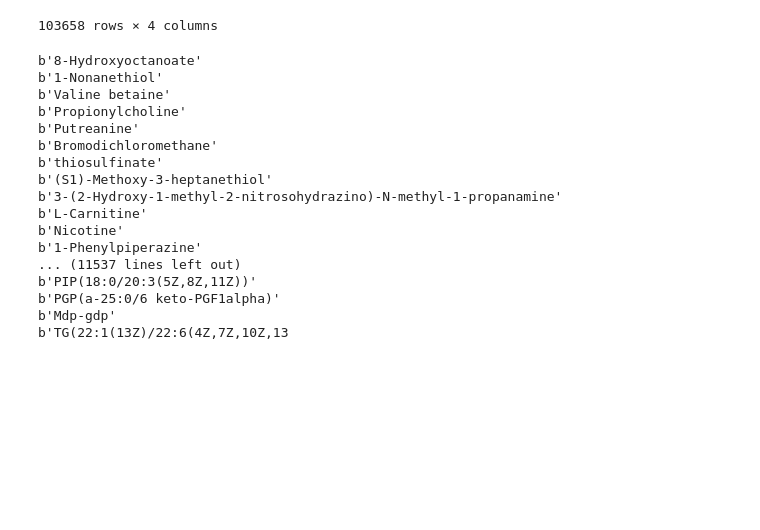
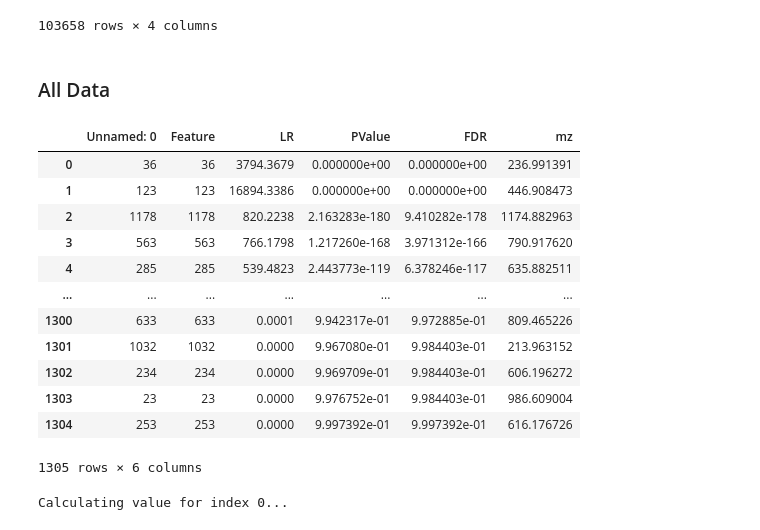
Before and after one commit to agc888/Nguyen_Lab, a Jupyter notebook: Spatial_Metabolomics/HMDB_Metabolites_Paser.ipynb, the cells around one changed output. Drawn from its saved outputs; the diff is of its cells as text; code cells hidden in the pictures; blank space fills up the shorter version.

```diff
--- a/Spatial_Metabolomics/HMDB_Metabolites_Paser.ipynb
+++ b/Spatial_Metabolomics/HMDB_Metabolites_Paser.ipynb
@@ -222,25 +222,38 @@ annotations["mz"] = annotations.index
 annotations.to_csv("/QRISdata/Q1851/Andrew_C/Metabolomics/run1_annotation_file.csv")
 # %%
 annotations = pd.read_csv("/QRISdata/Q1851/Andrew_C/Metabolomics/run1_annotation_file.csv")
-# %%
-
-for met in annotations["Metabolite"].unique():
-    print(met)
-# %% [output]
-b'8-Hydroxyoctanoate'
-b'1-Nonanethiol'
-b'Valine betaine'
-b'Propionylcholine'
-b'Putreanine'
-b'Bromodichloromethane'
-b'thiosulfinate'
-b'(S1)-Methoxy-3-heptanethiol'
-b'3-(2-Hydroxy-1-methyl-2-nitrosohydrazino)-N-methyl-1-propanamine'
-b'L-Carnitine'
-b'Nicotine'
-b'1-Phenylpiperazine'
-... (11537 lines left out)
-b'PIP(18:0/20:3(5Z,8Z,11Z))'
-b'PGP(a-25:0/6 keto-PGF1alpha)'
-b'Mdp-gdp'
-b'TG(22:1(13Z)/22:6(4Z,7Z,10Z,13
+# %% [markdown]
+### All Data
+# %%
+all_mz = pd.read_csv("I:/GML001-Q1851/Andrew_C/Metabolomics/Analysis/All_Samples/tumour_section_mz.csv")
+# %%
+all_mz
+# %% [output]
+|  | Unnamed: 0 | Feature | LR | PValue | FDR | mz |
+| 0 | 36 | 36 | 3794.3679 | 0.000000e+00 | 0.000000e+00 | 236.991391 |
+| 1 | 123 | 123 | 16894.3386 | 0.000000e+00 | 0.000000e+00 | 446.908473 |
+| 2 | 1178 | 1178 | 820.2238 | 2.163283e-180 | 9.410282e-178 | 1174.882963 |
+| 3 | 563 | 563 | 766.1798 | 1.217260e-168 | 3.971312e-166 | 790.917620 |
+| 4 | 285 | 285 | 539.4823 | 2.443773e-119 | 6.378246e-117 | 635.882511 |
+| ... | ... | ... | ... | ... | ... | ... |
+| 1300 | 633 | 633 | 0.0001 | 9.942317e-01 | 9.972885e-01 | 809.465226 |
+| 1301 | 1032 | 1032 | 0.0000 | 9.967080e-01 | 9.984403e-01 | 213.963152 |
+| 1302 | 234 | 234 | 0.0000 | 9.969709e-01 | 9.984403e-01 | 606.196272 |
+| 1303 | 23 | 23 | 0.0000 | 9.976752e-01 | 9.984403e-01 | 986.609004 |
+| 1304 | 253 | 253 | 0.0000 | 9.997392e-01 | 9.997392e-01 | 616.176726 |
+1305 rows × 6 columns
+# %%
+import numpy as np
+closest_annotations = {}
+df_weights = df["monisotopic_molecular_weight"].values  # Convert the target column to a NumPy array
+
+for row in all_mz.index:
+    if row % 10000 == 0:
+        print(f"Calculating value for index {row}...")
+    mz = all_mz["mz"][row]
+    differences = np.abs(df_weights - mz)  # Calculate absolute differences in one go
+    min_value = min(differences)  # Find the index of the minimum difference
+    min_idx = list(differences).index(min_value)
+    closest_annotations[mz] = (min_idx, min_value, list(df["name"].values)[min_idx])
+# %% [output]
+Calculating value for index 0...
```
Also changed, not shown: parts of 6 cells of this notebook.
